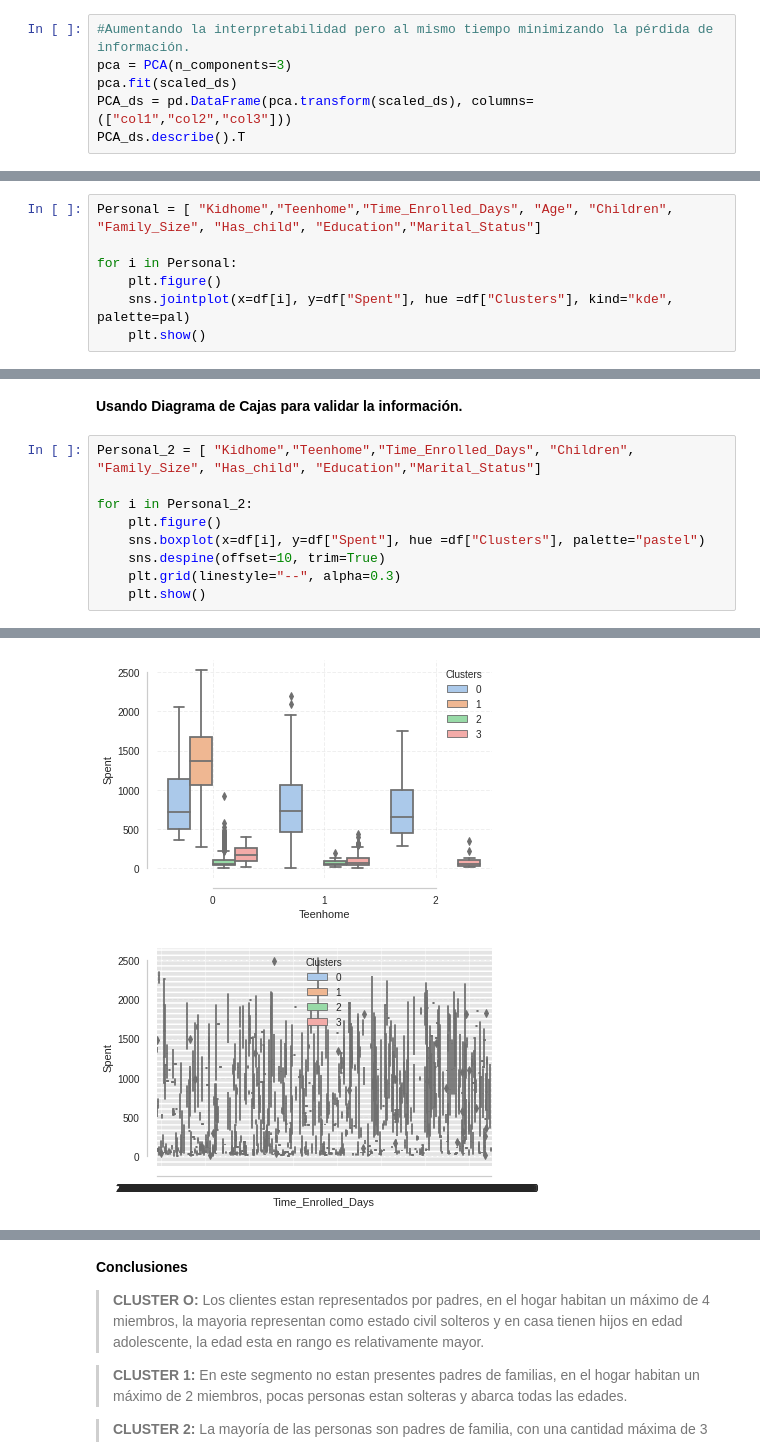
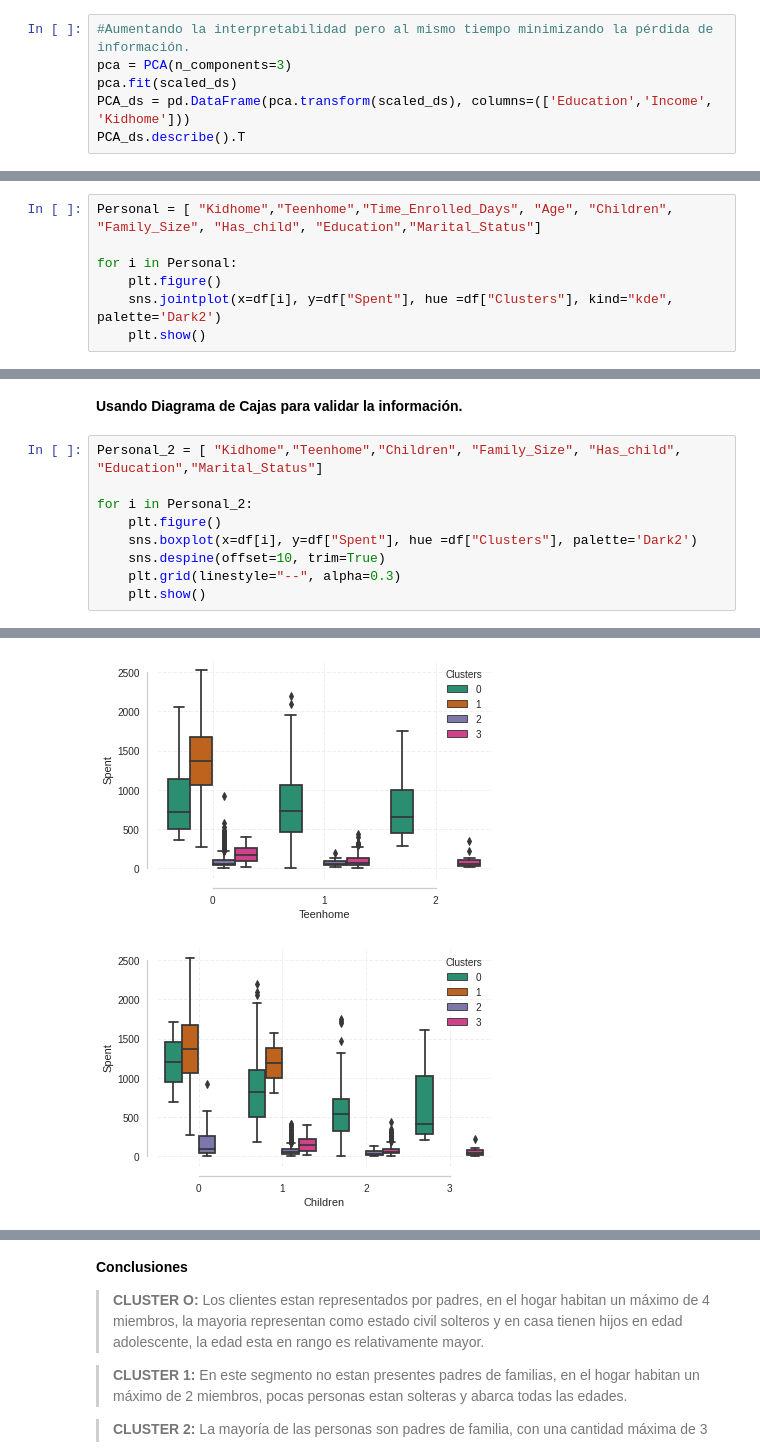
Before and after one commit to wilmailys/-Customer-Personality-Analysis, a Jupyter notebook: Análisis_de_la_Personalidad_del_Cliente.ipynb, the cells around one changed output, grey strips where cells are left out. Saved outputs shown, nothing was run; the diff lists cells and outputs as text.

```diff
--- a/Análisis_de_la_Personalidad_del_Cliente.ipynb
+++ b/Análisis_de_la_Personalidad_del_Cliente.ipynb
@@ -329,7 +329,7 @@ scaled_ds.head() #Marco de datos que se utilizará para el modelado adicional
 #Aumentando la interpretabilidad pero al mismo tiempo minimizando la pérdida de información.
 pca = PCA(n_components=3)
 pca.fit(scaled_ds)
-PCA_ds = pd.DataFrame(pca.transform(scaled_ds), columns=(["col1","col2","col3"]))
+PCA_ds = pd.DataFrame(pca.transform(scaled_ds), columns=(['Education','Income', 'Kidhome']))
 PCA_ds.describe().T
 # %% [output]
 |  | count | mean | std | min | 25% | 50% | 75% | max |
@@ -471,7 +508,7 @@ Personal = [ "Kidhome","Teenhome","Time_Enrolled_Days", "Age", "Children", "Fami
 
 for i in Personal:
     plt.figure()
-    sns.jointplot(x=df[i], y=df["Spent"], hue =df["Clusters"], kind="kde", palette=pal)
+    sns.jointplot(x=df[i], y=df["Spent"], hue =df["Clusters"], kind="kde", palette='Dark2')
     plt.show()
 # %% [output]
 <Figure size 432x288 with 0 Axes>
@@ -490,11 +524,11 @@ for i in Personal:
 # %% [markdown]
 **Usando Diagrama de Cajas para validar la información.**
 # %%
-Personal_2 = [ "Kidhome","Teenhome","Time_Enrolled_Days", "Children", "Family_Size", "Has_child", "Education","Marital_Status"]
+Personal_2 = [ "Kidhome","Teenhome","Children", "Family_Size", "Has_child", "Education","Marital_Status"]
 
 for i in Personal_2:
     plt.figure()
-    sns.boxplot(x=df[i], y=df["Spent"], hue =df["Clusters"], palette="pastel")
+    sns.boxplot(x=df[i], y=df["Spent"], hue =df["Clusters"], palette='Dark2')
     sns.despine(offset=10, trim=True)
     plt.grid(linestyle="--", alpha=0.3)
     plt.show()
@@ -503,2 +537,2 @@ for i in Personal_2:
-[figure, old version]
+[figure, new version]
-[figure, old version]
+[figure, new version]
```
Also changed, not shown: parts of 17 cells of this notebook.
